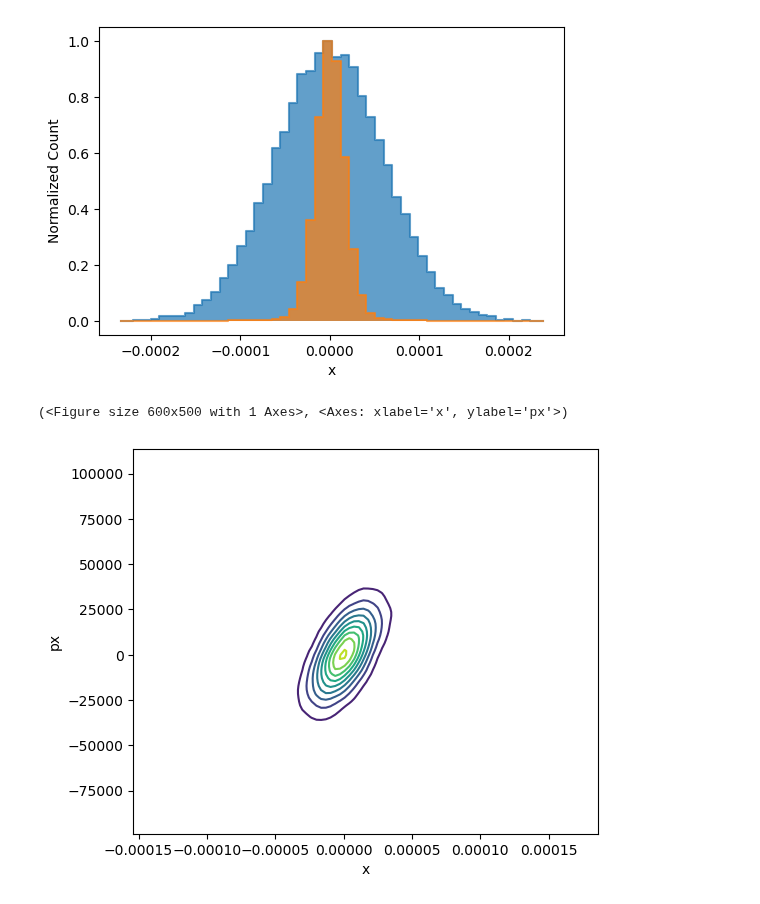
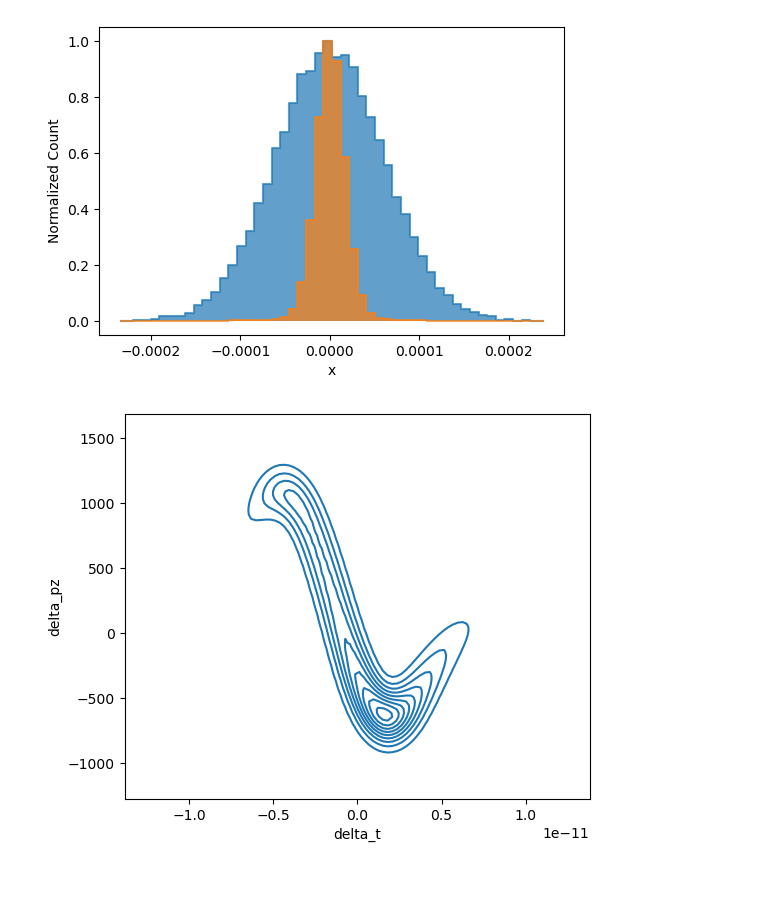
Before and after one commit to electronsandstuff/electronsandstuff, a Jupyter notebook: notebooks/beam_diff.ipynb, the cells around one changed output. Cells and saved outputs as stored; diff of their text form; code cells hidden in the pictures.

Commit message:
difference plotting

```diff
--- a/notebooks/beam_diff.ipynb
+++ b/notebooks/beam_diff.ipynb
@@ -13,8 +14,8 @@ plot_marginal([pg1, pg2], "x")
 (<Figure size 600x400 with 1 Axes>,
  <Axes: xlabel='x', ylabel='Normalized Count'>)
 [figure]
-# %%
-plot_density_contour(pg2, "x", "px")
-# %% [output]
-(<Figure size 600x500 with 1 Axes>, <Axes: xlabel='x', ylabel='px'>)
-[figure, removed]
+# %%
+fig, ax = plot_density_contour(pg1, "delta_t", "delta_pz")
+# plot_density_contour(pg2, "delta_t", "delta_pz", fig, ax)
+# %% [output]
+[figure, added]
```
Also changed, not shown: parts of 3 cells of this notebook, 1 other file.
